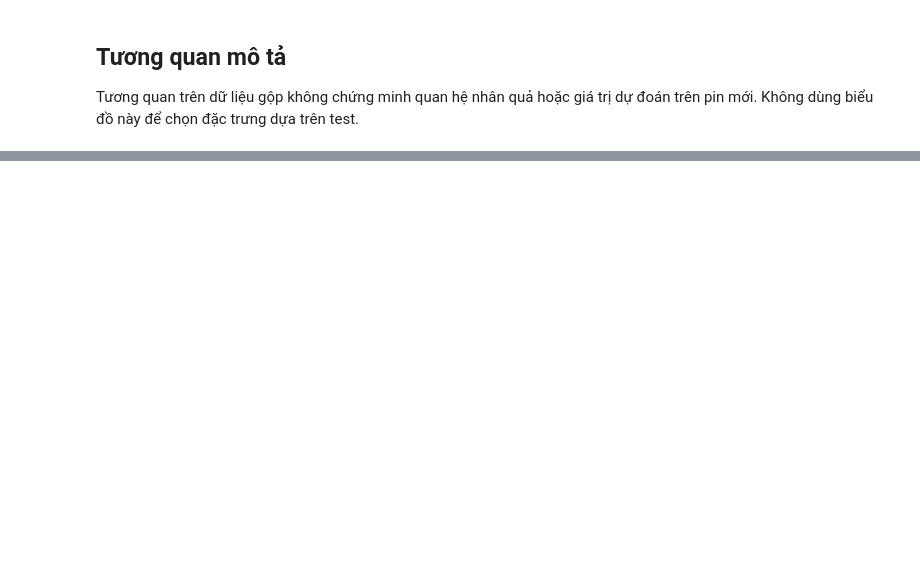
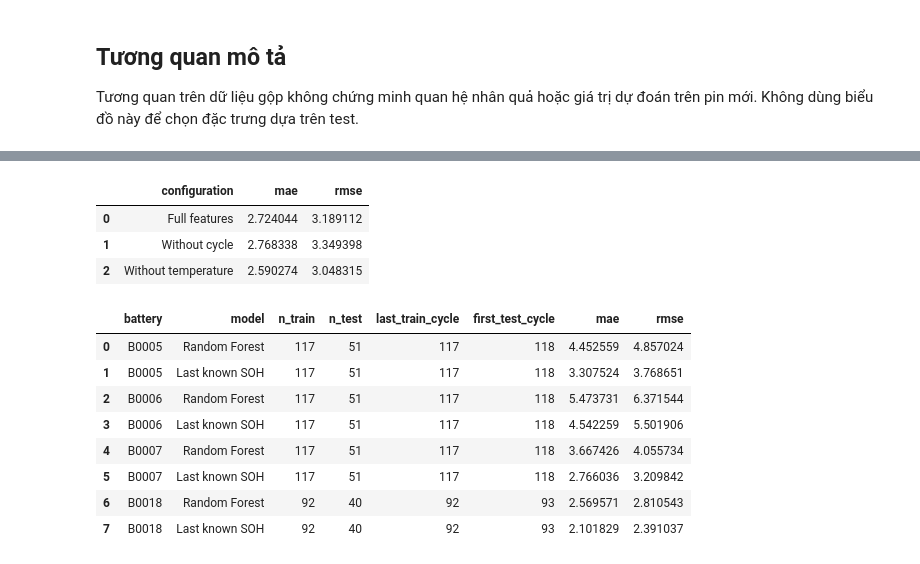
Before and after one commit to VanDuy266/KHOA-LUAN-TOT-NGHIEP, a Jupyter notebook: notebooks/01_eda.ipynb, the cells around one changed output, grey strips where cells are left out. Saved outputs shown, nothing was run; the diff lists cells and outputs as text; code cells hidden in the pictures; blank space fills up the shorter version.

```diff
--- a/notebooks/01_eda.ipynb
+++ b/notebooks/01_eda.ipynb
@@ -90,0 +113,19 @@ B05/B07 trong bản chuyển đổi có cùng trục thời gian. Checksum xác
+# %%
+pd.read_csv(ROOT / 'reports/ablation_summary.csv')
+# %% [output]
+|  | configuration | mae | rmse |
+| 0 | Full features | 2.724044 | 3.189112 |
+| 1 | Without cycle | 2.768338 | 3.349398 |
+| 2 | Without temperature | 2.590274 | 3.048315 |
+# %%
+pd.read_csv(ROOT / 'reports/temporal_metrics.csv')
+# %% [output]
+|  | battery | model | n_train | n_test | last_train_cycle | first_test_cycle | mae | rmse |
+| 0 | B0005 | Random Forest | 117 | 51 | 117 | 118 | 4.452559 | 4.857024 |
+| 1 | B0005 | Last known SOH | 117 | 51 | 117 | 118 | 3.307524 | 3.768651 |
+| 2 | B0006 | Random Forest | 117 | 51 | 117 | 118 | 5.473731 | 6.371544 |
+| 3 | B0006 | Last known SOH | 117 | 51 | 117 | 118 | 4.542259 | 5.501906 |
+| 4 | B0007 | Random Forest | 117 | 51 | 117 | 118 | 3.667426 | 4.055734 |
+| 5 | B0007 | Last known SOH | 117 | 51 | 117 | 118 | 2.766036 | 3.209842 |
+| 6 | B0018 | Random Forest | 92 | 40 | 92 | 93 | 2.569571 | 2.810543 |
+| 7 | B0018 | Last known SOH | 92 | 40 | 92 | 93 | 2.101829 | 2.391037 |
```
Also changed, not shown: parts of 14 cells of this notebook, 52 other files.
